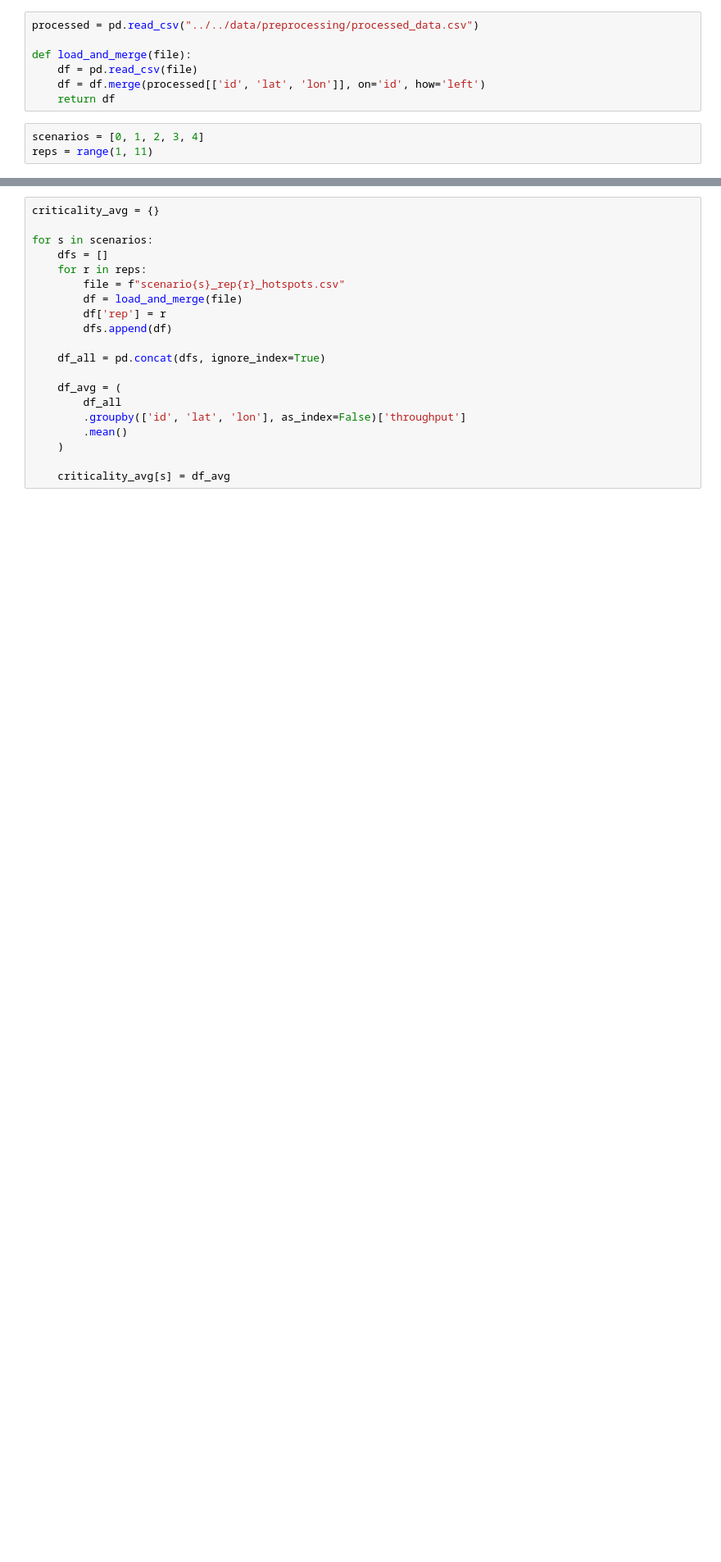
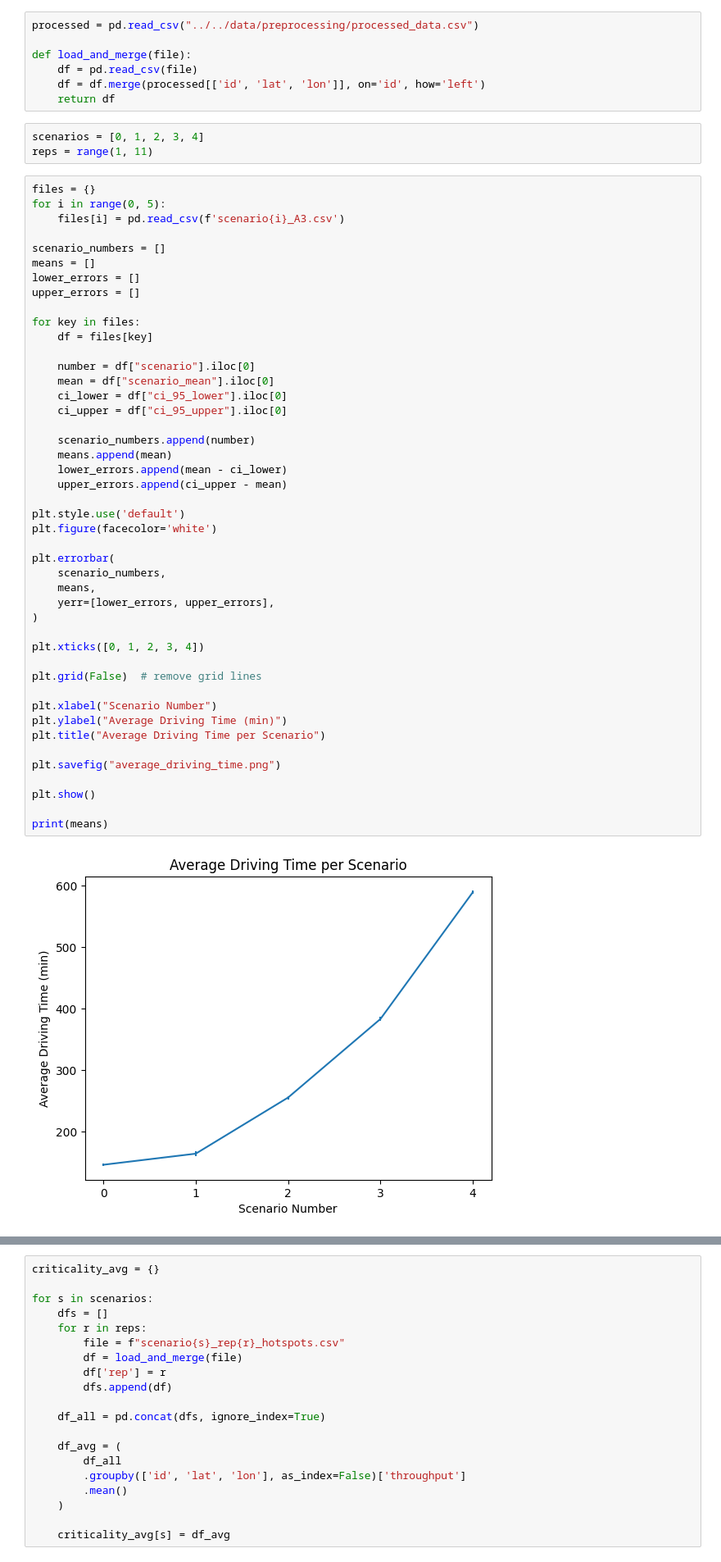
Before and after one commit to lukavicius/advsim, a Jupyter notebook: lab 3/EPA133a-G10-A3/model/experiment/vulnerability_experiments_vis.ipynb, the cells around one changed output, grey strips where cells are left out. Shown at 82% size. Drawn from its saved outputs; the diff is of its cells as text; blank space fills up the shorter version.

```diff
--- a/lab 3/EPA133a-G10-A3/model/experiment/vulnerability_experiments_vis.ipynb
+++ b/lab 3/EPA133a-G10-A3/model/experiment/vulnerability_experiments_vis.ipynb
@@ -11,3 +13,50 @@ def load_and_merge(file):
 # %%
 scenarios = [0, 1, 2, 3, 4]
 reps = range(1, 11)
+# %%
+files = {}
+for i in range(0, 5):
+    files[i] = pd.read_csv(f'scenario{i}_A3.csv')
+
+scenario_numbers = []
+means = []
+lower_errors = []
+upper_errors = []
+
+for key in files:
+    df = files[key]
+
+    number = df["scenario"].iloc[0]
+    mean = df["scenario_mean"].iloc[0]
+    ci_lower = df["ci_95_lower"].iloc[0]
+    ci_upper = df["ci_95_upper"].iloc[0]
+
+    scenario_numbers.append(number)
+    means.append(mean)
+    lower_errors.append(mean - ci_lower)
+    upper_errors.append(ci_upper - mean)
+
+plt.style.use('default')
+plt.figure(facecolor='white')
+
+plt.errorbar(
+    scenario_numbers,
+    means,
+    yerr=[lower_errors, upper_errors],
+)
+
+plt.xticks([0, 1, 2, 3, 4])
+
+plt.grid(False)  # remove grid lines
+
+plt.xlabel("Scenario Number")
+plt.ylabel("Average Driving Time (min)")
+plt.title("Average Driving Time per Scenario")
+
+plt.savefig("average_driving_time.png")
+
+plt.show()
+
+print(means)
+# %% [output]
+[figure, added]
```
Also changed, not shown: parts of 6 cells of this notebook, 4 other files.
